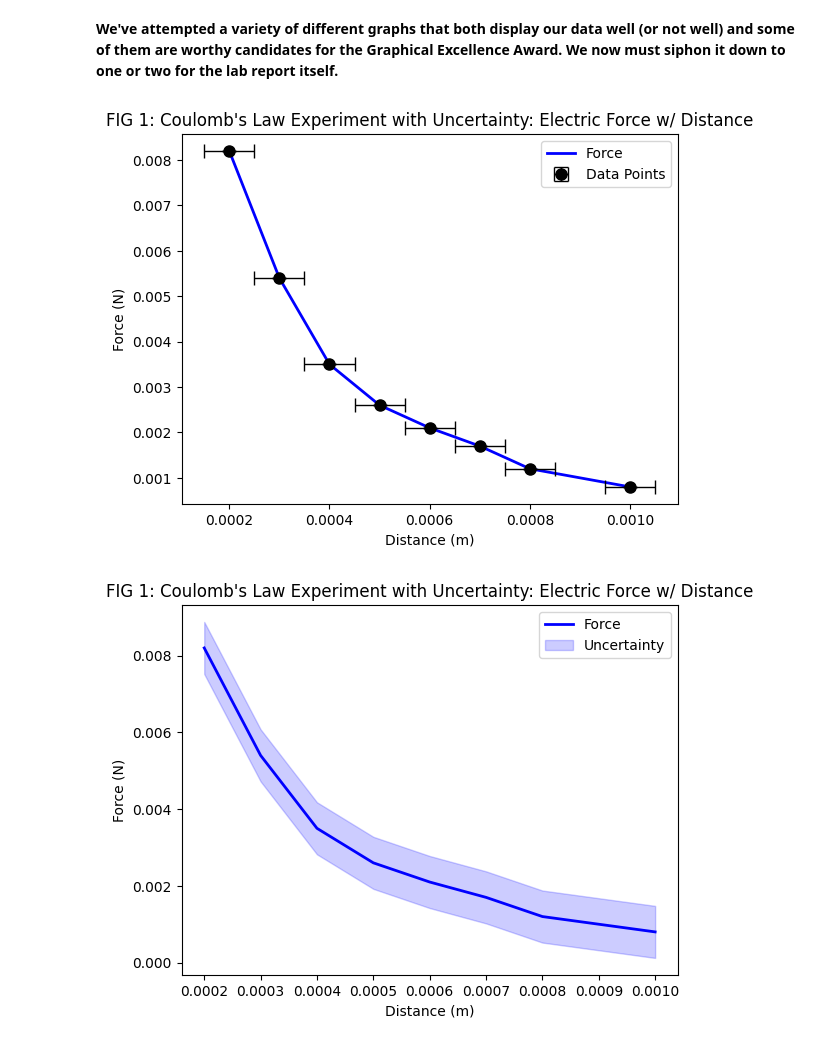
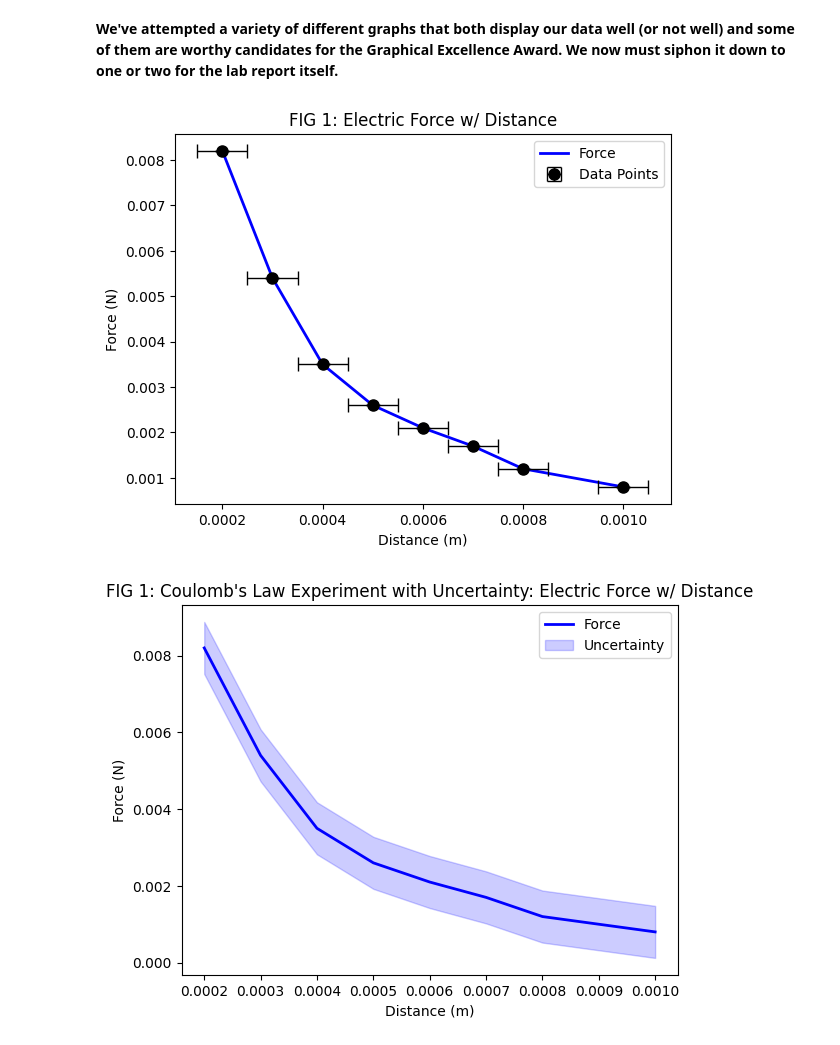
Before and after one commit to Avesta03/Electrostatics-Lab-Report-Analysis, a Jupyter notebook: analysis.ipynb, the cells around one changed output. Drawn from its saved outputs; the diff is of its cells as text; code cells hidden in the pictures.

```diff
--- a/analysis.ipynb
+++ b/analysis.ipynb
@@ -133,24 +133,24 @@ plt.show()
 # %%
 sorted_indices = df['Distance'].argsort()
 sorted_distance = df['Distance'][sorted_indices]
 sorted_force = df['Force'][sorted_indices]
 sorted_distance_error = df['Distance_Error'][sorted_indices]
 sorted_force_error = df['Force_Error'][sorted_indices]
 
 plt.plot(sorted_distance, sorted_force, label='Force', color='blue', linewidth=2)
 
 # Implementing fmt='o' as well as a legend.
 plt.errorbar(df['Distance'], df['Force'], xerr=0.00005, yerr=0, fmt='o', markersize=8, capsize=5, color='blue', ecolor='black', elinewidth=1, markeredgecolor='black', markerfacecolor='black', label='Data Points')
 
 plt.xlabel('Distance (m)')
 plt.ylabel('Force (N)')
-plt.title('FIG 1: Coulomb\'s Law Experiment with Uncertainty: Electric Force w/ Distance')
+plt.title('FIG 1: Electric Force w/ Distance')
 
 plt.legend()
 
 plt.show()
 # %% [output]
-[figure, old version]
+[figure, new version]
 # %%
 # {We have to sort data for a smoother line graph}
 sorted_indices = df['Distance'].argsort()
```
Also changed, not shown: parts of 2 cells of this notebook.
